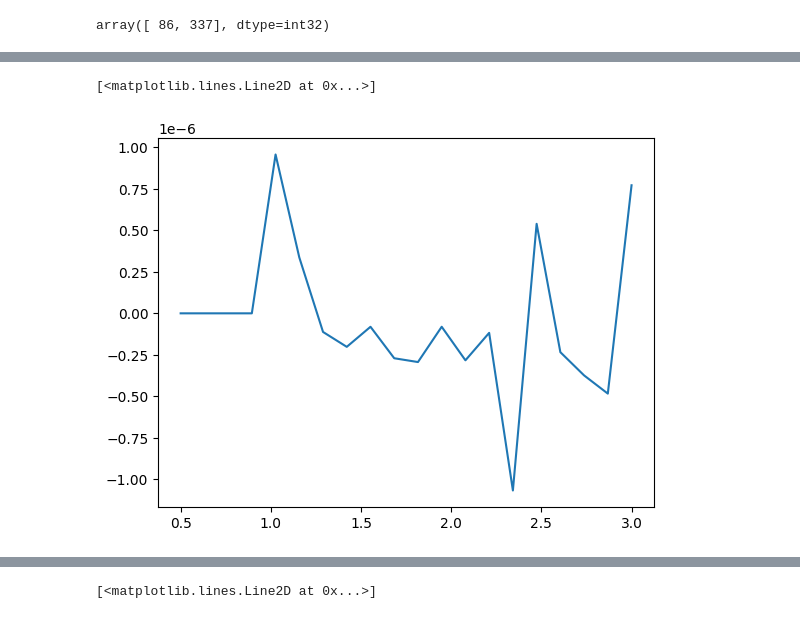
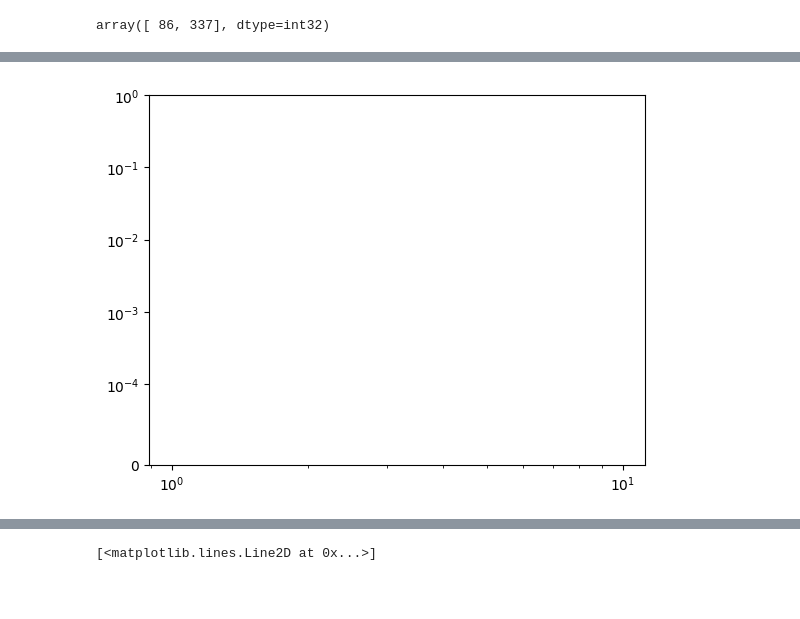
Before and after one commit to mmccraw98/notebooks-fall-25, a Jupyter notebook: 10/calculate-shear-modulus/analyze.ipynb, the cells around one changed output, grey strips where cells are left out. Saved outputs shown, nothing was run; the diff lists cells and outputs as text; code cells hidden in the pictures; blank space fills up the shorter version.

Commit message:
working on new angle pair correlator

```diff
--- a/10/calculate-shear-modulus/analyze.ipynb
+++ b/10/calculate-shear-modulus/analyze.ipynb
@@ -391,7 +384,66 @@ plt.yscale('log')
-# %%
-sid = 24
-plt.plot(r_bins, res.mean[0, 0, sid])
-# plt.plot(r_bins, res.mean[11, 0, sid])
-# %% [output]
-[<matplotlib.lines.Line2D at 0x...>]
-[figure, removed]
+# %%
+import os
+import numpy as np
+import matplotlib.pyplot as plt
+from pydpmd.data import load
+root = '/home/mmccraw/dev/data/10-01-25/short-test-2/trial-0/'
+
+
+
+# nv_target = 4
+# mu_eff_target = 0.70710678
+
+nv_target = 21
+mu_eff_target = 0.91161379
+
+phi_norm = plt.Normalize(vmin=0.7, vmax=0.85)
+cmap = plt.cm.viridis
+
+i = 0
+# while os.path.exists(data_path := os.path.join(root, f'dynamics_{i}', 'angle_disp.npz')):
+while os.path.exists(data_root := os.path.join(root, f'dynamics_{i}')):
+    i += 1
+    data_path = os.path.join(data_root, 'angle_disp.npz')
+    # data_path = os.path.join(data_root, 'simple_angle_disp.npz')
+    data = load(data_root, location=['final', 'init'])
+    break
+    data.calculate_mu_eff()
+    if not os.path.exists(data_path):
+        continue
+    f = np.load(data_path)
+
+    # print(data.n_vertices_per_particle[data.system_offset[:-1]])
+    # print(data.mu_eff[data.system_offset[:-1]])
+
+    sid = np.argwhere(np.isclose(data.mu_eff[data.system_offset[:-1]], mu_eff_target) & (data.n_vertices_per_particle[data.system_offset[:-1]] == nv_target))
+    if len(sid) == 0:
+        continue
+    sid = sid[0][0]
+    area = np.prod(data.box_size[sid])
+
+    theta_theta_delta = f['angle_disp']
+    theta_sq = f['denominator']
+    r = f['r']
+    t = f['t']
+    theta_theta_delta[:, 0] /= theta_sq[..., None]
+    S = theta_theta_delta[:, 0] / theta_theta_delta[:, 1]
+    S[np.isnan(S)] = 0
+    # plt.plot(r, S[20, sid], c=cmap(phi_norm(data.packing_fraction[sid])))
+
+    r_i = r[np.argmax(S != 0, axis=2)]
+    r_f = r_i * 1.2
+
+    mask = (r[None, None, :] >= r_i[..., None]) & (r[None, None, :] <= r_f[..., None])
+
+    S_t = np.sum(S * mask, axis=2) / np.sum(mask, axis=2)
+
+    plt.plot(t, S_t[:, sid], c=cmap(phi_norm(data.packing_fraction[sid])))
+plt.xscale('log')
+# plt.xlim(1, 1e2)
+plt.yscale('symlog', linthresh=1e-4)
+
+    # S = (f['simple_angle_disp'][:, 0] / f['simple_angle_disp'][:, 1])[:, sid]
+    # t = f['t']
+    # plt.plot(t, S, c=cmap(phi_norm(data.packing_fraction[sid])))
+# %% [output]
+[figure, added]
```
Also changed, not shown: parts of 18 cells of this notebook, 4 other files.
